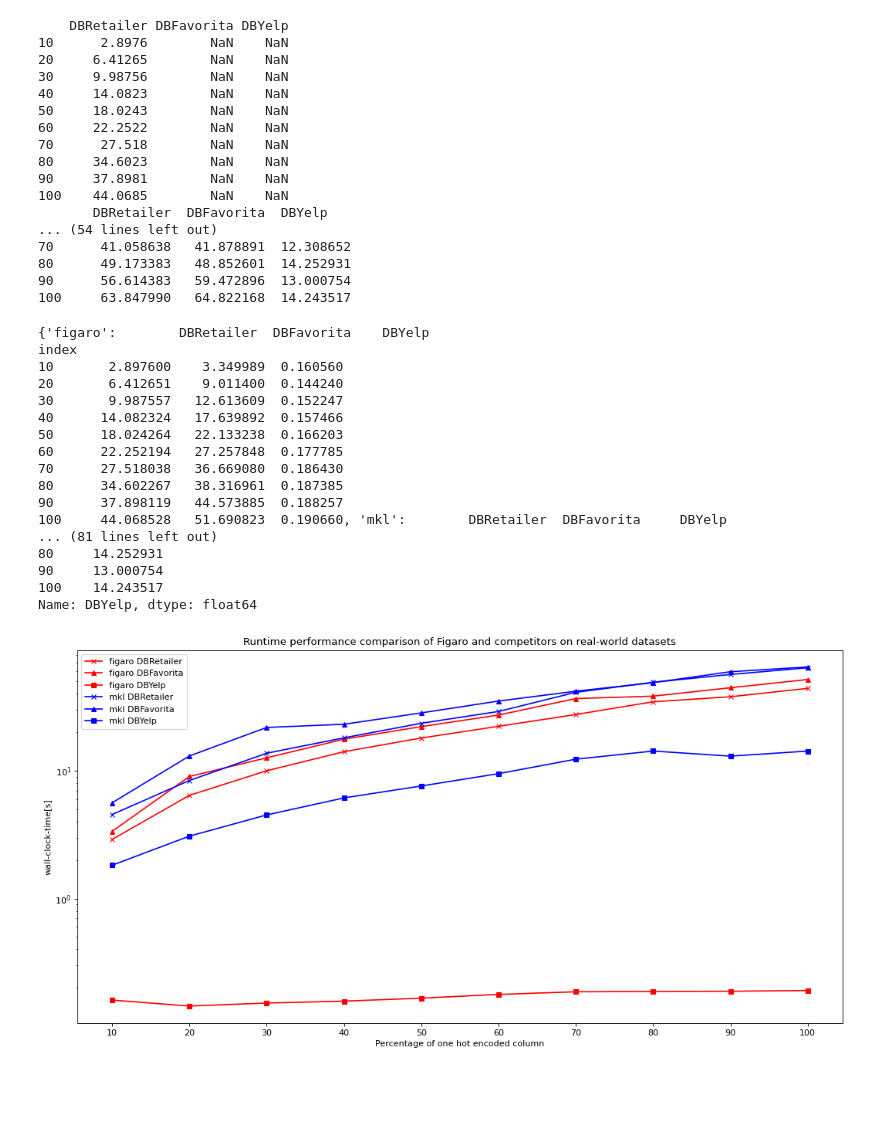
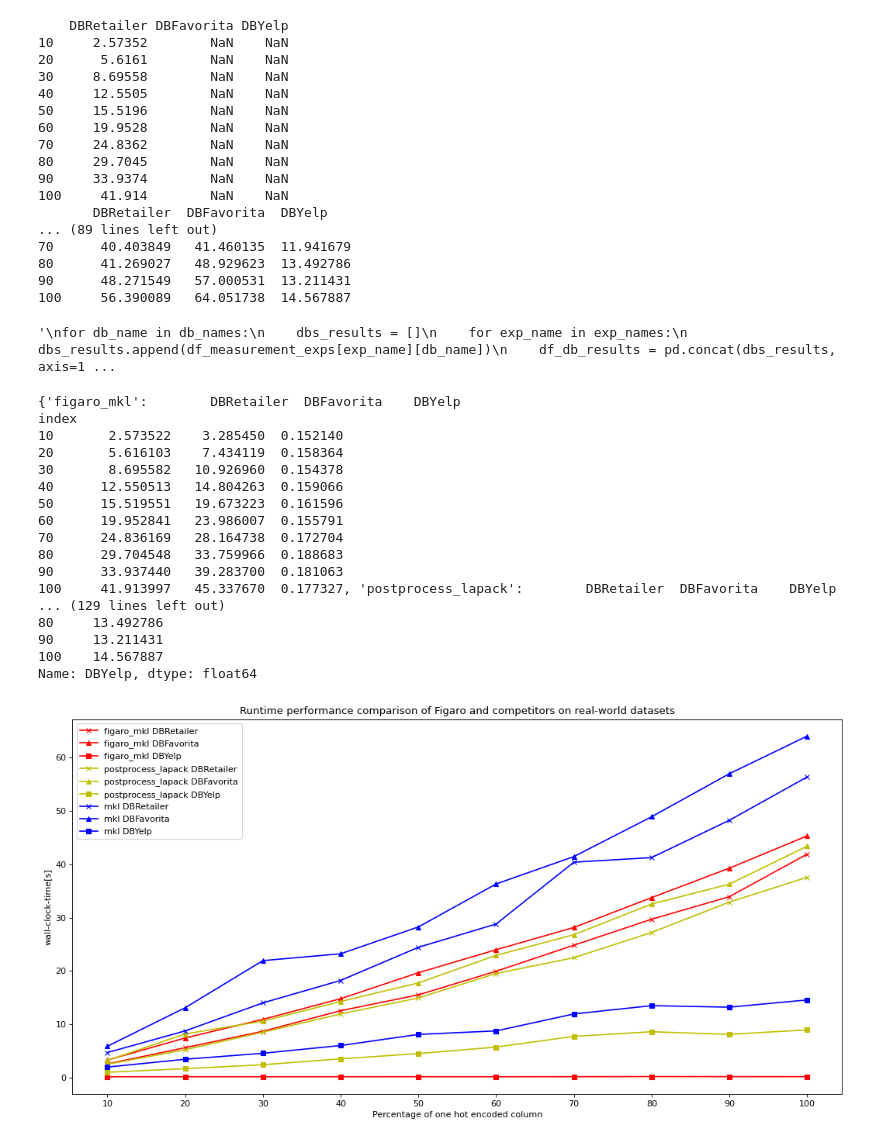
Before and after one commit to Sigmod2022ReproFigaro/figaro-VLDBJ, a Jupyter notebook: scripts/jupyter_notebooks/pks/performance_percent_pk.ipynb, the cells around one changed output. Drawn from its saved outputs; the diff is of its cells as text; code cells hidden in the pictures; blank space fills up the shorter version.

```diff
--- a/scripts/jupyter_notebooks/pks/performance_percent_pk.ipynb
+++ b/scripts/jupyter_notebooks/pks/performance_percent_pk.ipynb
@@ -9,8 +9,11 @@ from openpyxl import load_workbook, Workbook
 from openpyxl.utils.cell import get_column_letter
 
 path_src = "/local/scratch/Figaro/figaro-code"
-exp_names = ["figaro", "mkl"]
-exp_paths = {"figaro": "comparisons/performance/lapack", "mkl": "comparisons/performance/python/mkl"}
+exp_names = ["figaro_mkl", "postprocess_lapack", "mkl"]
+exp_paths = {"figaro_mkl": "comparisons/performance/figaro/lapack",
+"figaro_thin_diag": "comparisons/performance/figaro/thin/diag",
+"mkl": "comparisons/performance/python/mkl",
+"postprocess_lapack": "comparisons/performance/postprocess/lapack"}
 db_names = ["DBRetailer", "DBFavorita", "DBYelp"]
 
 start_per = 10
@@ -68,22 +71,22 @@ for exp_name in exp_names:
     df_measurement_exps[exp_name] = df_measurement
 # %% [output]
     DBRetailer DBFavorita DBYelp
-10      2.8976        NaN    NaN
-20     6.41265        NaN    NaN
-30     9.98756        NaN    NaN
-40     14.0823        NaN    NaN
-50     18.0243        NaN    NaN
-60     22.2522        NaN    NaN
-70      27.518        NaN    NaN
-80     34.6023        NaN    NaN
-90     37.8981        NaN    NaN
-100    44.0685        NaN    NaN
+10     2.57352        NaN    NaN
+20      5.6161        NaN    NaN
+30     8.69558        NaN    NaN
+40     12.5505        NaN    NaN
+50     15.5196        NaN    NaN
+60     19.9528        NaN    NaN
+70     24.8362        NaN    NaN
+80     29.7045        NaN    NaN
+90     33.9374        NaN    NaN
+100     41.914        NaN    NaN
        DBRetailer  DBFavorita  DBYelp
-... (54 lines left out)
-70      41.058638   41.878891  12.308652
-80      49.173383   48.852601  14.252931
-90      56.614383   59.472896  13.000754
-100     63.847990   64.822168  14.243517
+... (89 lines left out)
+70      40.403849   41.460135  11.941679
+80      41.269027   48.929623  13.492786
+90      48.271549   57.000531  13.211431
+100     56.390089   64.051738  14.567887
 # %%
 import csv
 
@@ -93,7 +96,7 @@ db_name_map = {
     "DBYelp": "exp1perf-yelp.dat"
     }
 exp_dat_names = ["#percentage of data", "figaro-time", "mkl-time"]
-
+"""
 for db_name in db_names:
     dbs_results = []
     for exp_name in exp_names:
@@ -102,47 +105,50 @@ for db_name in db_names:
     df_db_results = df_db_results.reset_index().rename(columns={df_db_results.index.name:'index'})
     df_db_results.columns = exp_dat_names
     df_db_results.to_csv(db_name_map[db_name], float_format='%.2f', sep='\t', index=False, quoting=csv.QUOTE_NONE,  escapechar=" ")
+"""
+# %% [output]
+'\nfor db_name in db_names:\n    dbs_results = []\n    for exp_name in exp_names:\n        dbs_results.append(df_measurement_exps[exp_name][db_name])\n    df_db_results = pd.concat(dbs_results, axis=1 ...
 # %%
 import matplotlib.pyplot as plt
 
 plt.figure("name", figsize=(16, 8), dpi=80)
 plt.xlabel("Percentage of one hot encoded column")
 plt.ylabel("wall-clock-time[s]")
 
 plt.title("Runtime performance comparison of Figaro and competitors on real-world datasets")
 
-plt.yscale('log', base=10)
+plt.yscale('linear')
 plt.locator_params(axis='x', nbins=6)
 plt.locator_params(axis='x', nbins=10)
 db_marker =  {"DBFavorita": "^", "DBYelp": "s", "DBRetailer": "x"}
-exp_colour = {"figaro": "r", "mkl": "b"}
+exp_colour = {"figaro_mkl": "r", "figaro_thin_diag": 'g', "mkl": "b", "postprocess_lapack": "y"}
 
 print(df_measurement_exps)
 for exp_name in exp_names:
     print(exp_name)
     df_measurement = df_measurement_exps[exp_name]
     for db_name in df_measurement:
         print(df_measurement[db_name])
         plt.plot(df_measurement[db_name], "-" + exp_colour[exp_name] + db_marker[db_name], label="{} {}".format(exp_name, db_name))
 plt.legend(loc="upper left")
 
 plt.show()
 # %% [output]
-{'figaro':        DBRetailer  DBFavorita    DBYelp
+{'figaro_mkl':        DBRetailer  DBFavorita    DBYelp
 index
-10       2.897600    3.349989  0.160560
-20       6.412651    9.011400  0.144240
-30       9.987557   12.613609  0.152247
-40      14.082324   17.639892  0.157466
-50      18.024264   22.133238  0.166203
-60      22.252194   27.257848  0.177785
-70      27.518038   36.669080  0.186430
-80      34.602267   38.316961  0.187385
-90      37.898119   44.573885  0.188257
-100     44.068528   51.690823  0.190660, 'mkl':        DBRetailer  DBFavorita     DBYelp
-... (81 lines left out)
-80     14.252931
-90     13.000754
-100    14.243517
+10       2.573522    3.285450  0.152140
+20       5.616103    7.434119  0.158364
+30       8.695582   10.926960  0.154378
+40      12.550513   14.804263  0.159066
+50      15.519551   19.673223  0.161596
+60      19.952841   23.986007  0.155791
+70      24.836169   28.164738  0.172704
+80      29.704548   33.759966  0.188683
+90      33.937440   39.283700  0.181063
+100     41.913997   45.337670  0.177327, 'postprocess_lapack':        DBRetailer  DBFavorita    DBYelp
+... (129 lines left out)
+80     13.492786
+90     13.211431
+100    14.567887
 Name: DBYelp, dtype: float64
-[figure, old version]
+[figure, new version]
```
Also changed, not shown: 38 other files.
